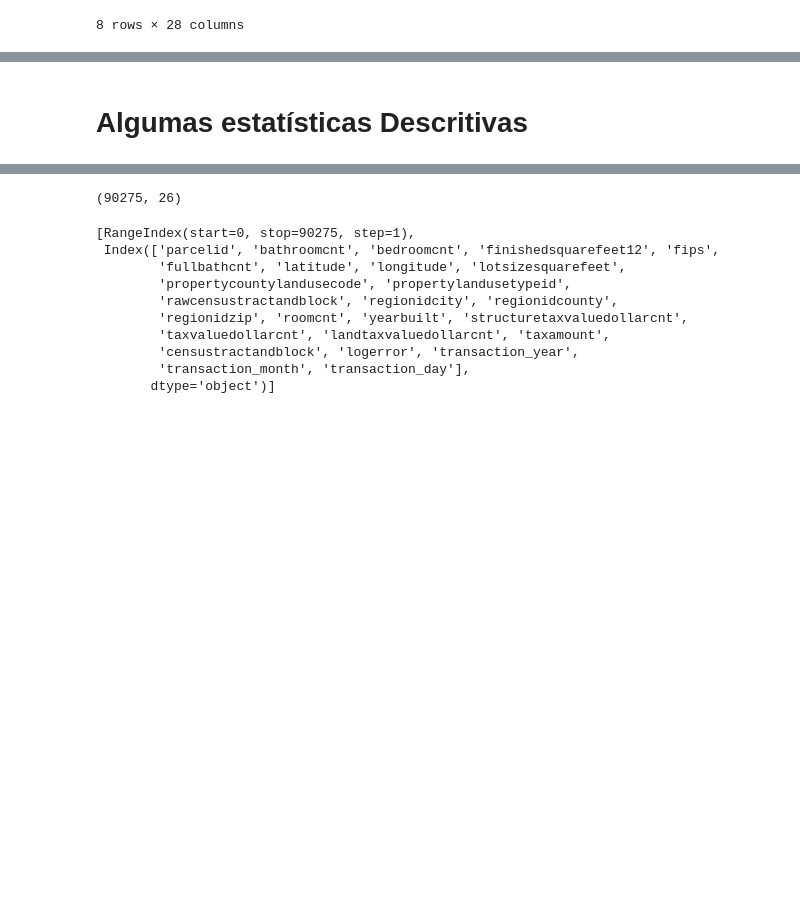
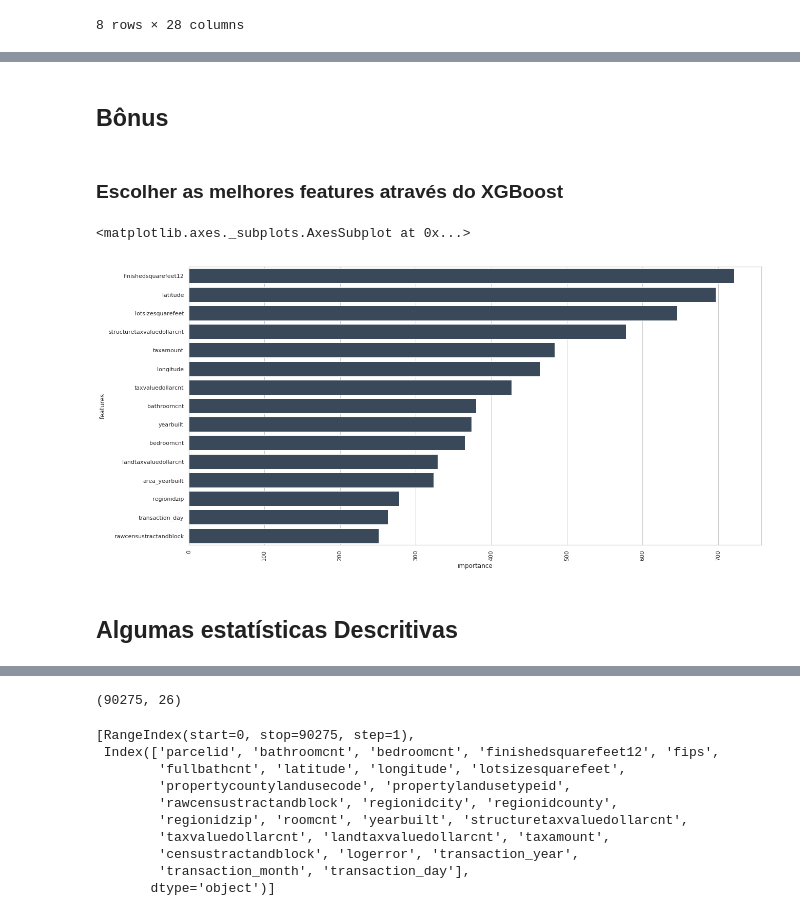
Before and after one commit to thiagotandrade/ds-project, a Jupyter notebook: DS_Project1.ipynb, the cells around one changed output, grey strips where cells are left out. Cells and saved outputs as stored; diff of their text form; code cells hidden in the pictures; blank space fills up the shorter version.

```diff
--- a/DS_Project1.ipynb
+++ b/DS_Project1.ipynb
@@ -615,3 +619,0 @@ props = props_no_outlier.copy()
-# %%
-props['latitude'] /= 1e6
-props['longitude'] /= 1e6
@@ -663,5 +620,40 @@ plt.show()
+# %% [markdown]
+## Bônus
+# %% [markdown]
+### Escolher as melhores features através do XGBoost
+# %%
+from sklearn import model_selection, preprocessing
+import xgboost as xgb
+
+train_y = props.logerror.values
+train_X = props.drop(["parcelid", "logerror"], axis=1)
+# %%
+xgb_params = {
+    'eta': 0.05,
+    'max_depth': 8,
+    'subsample': 0.7,
+    'colsample_bytree': 0.7,
+    'objective': 'reg:linear',
+    'eval_metric': 'rmse',
+    'silent': 1
+}
+dtrain = xgb.DMatrix(train_X, train_y, feature_names=train_X.columns.values)
+model = xgb.train(dict(xgb_params, silent=0), dtrain, num_boost_round=100)
+# %%
+featureImportance = model.get_fscore()
+features = pd.DataFrame()
+features['features'] = featureImportance.keys()
+features['importance'] = featureImportance.values()
+features.sort_values(by=['importance'],ascending=False,inplace=True)
+fig,ax= plt.subplots()
+fig.set_size_inches(20,10)
+plt.xticks(rotation=90)
+sns.barplot(data=features.head(15),x="importance",y="features",ax=ax,orient="h",color="#34495e")
+# %% [output]
+<matplotlib.axes._subplots.AxesSubplot at 0x...>
+[figure, added]
 # %% [markdown]
-# Algumas estatísticas Descritivas
+## Algumas estatísticas Descritivas
 # %%
 imputed = pd.read_csv('https://raw.githubusercontent.com/thiagotandrade/ds_project/master/Database/props_imputed_v2.csv',header=0, sep=',', quotechar='"')
 # %%
```
Also changed, not shown: parts of 8 cells of this notebook.
